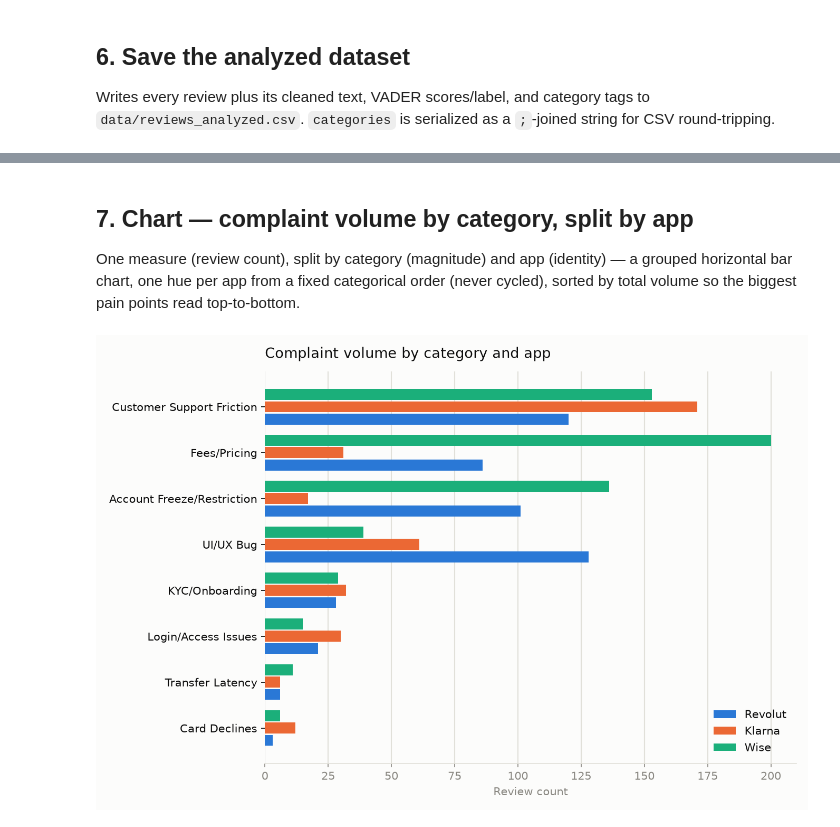
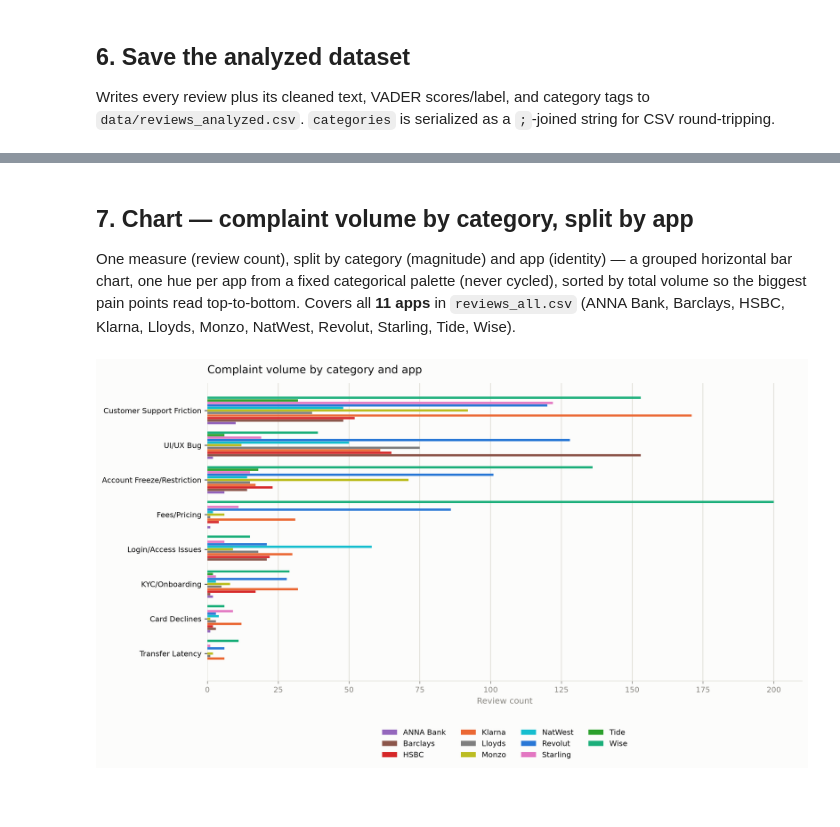
Before and after one commit to tomasb1805/banking-apps-sentiment-scoring, a Jupyter notebook: analyze_app_reviews.ipynb, the cells around one changed output, grey strips where cells are left out. Saved outputs shown, nothing was run; the diff lists cells and outputs as text; code cells hidden in the pictures; blank space fills up the shorter version.

Commit message:
Scraped further apps from both stores, adding more providers (e.g. Tide, Starling, Lloyds Bank, HSBC, etc...) Ran every script again using the new data

```diff
--- a/analyze_app_reviews.ipynb
+++ b/analyze_app_reviews.ipynb
@@ -417,46 +411,68 @@ Saved 19861 rows to data/reviews_analyzed.csv
 ## 7. Chart — complaint volume by category, split by app
 
 One measure (review count), split by category (magnitude) and app (identity) — a grouped horizontal
-bar chart, one hue per app from a fixed categorical order (never cycled), sorted by total volume so the
-biggest pain points read top-to-bottom.
+bar chart, one hue per app from a fixed categorical palette (never cycled), sorted by total volume so the
+biggest pain points read top-to-bottom. Covers all **11 apps** in `reviews_all.csv` (ANNA Bank, Barclays,
+HSBC, Klarna, Lloyds, Monzo, NatWest, Revolut, Starling, Tide, Wise).
 # %%
 import matplotlib.pyplot as plt
 import numpy as np
 
-# Fixed categorical order (never cycled) — first 3 slots of the validated default palette
-APP_COLORS = {"Revolut": "#2a78d6", "Klarna": "#eb6834", "Wise": "#1baf7a"}
+# Fixed categorical palette (never cycled) — extended to all 11 apps.
+# Original 3 hexes kept stable; 8 new hexes from a distinct qualitative palette.
+APP_COLORS = {
+    "ANNA Bank": "#9467bd",
+    "Barclays":  "#8c564b",
+    "HSBC":      "#d62728",
+    "Klarna":    "#eb6834",  # original
+    "Lloyds":    "#7f7f7f",
+    "Monzo":     "#bcbd22",
+    "NatWest":   "#17becf",
+    "Revolut":   "#2a78d6",  # original
+    "Starling":  "#e377c2",
+    "Tide":      "#2ca02c",
+    "Wise":      "#1baf7a",  # original
+}
 INK        = "#0b0b0b"
 MUTED      = "#898781"
 GRIDLINE   = "#e1e0d9"
 SURFACE    = "#fcfcfb"
 
+# Keep only apps that actually appear in the pivot (robust to filtering)
 apps = [a for a in APP_COLORS if a in volume_pivot.columns]
+# Fallback: if a new app appears that isn't in APP_COLORS yet, append it
+for col in volume_pivot.columns:
+    if col not in apps and col != "total":
+        apps.append(col)
 categories = volume_pivot.index.tolist()[::-1]  # reverse so highest-volume sits at top of barh
 y = np.arange(len(categories))
 bar_h = 0.8 / len(apps)
 
-fig, ax = plt.subplots(figsize=(9, 6), facecolor=SURFACE)
+fig, ax = plt.subplots(figsize=(12, 7), facecolor=SURFACE)
 ax.set_facecolor(SURFACE)
 
 for i, app in enumerate(apps):
     vals = volume_pivot.loc[categories, app].values
     offset = (i - (len(apps) - 1) / 2) * bar_h
-    ax.barh(y + offset, vals, height=bar_h * 0.9, color=APP_COLORS[app], label=app)
+    color = APP_COLORS.get(app, "#333333")
+    ax.barh(y + offset, vals, height=bar_h * 0.9, color=color, label=app)
 
 ax.set_yticks(y)
-ax.set_yticklabels(categories, color=INK, fontsize=10)
+ax.set_yticklabels(categories, color=INK, fontsize=9)
 ax.set_xlabel("Review count", color=MUTED, fontsize=10)
-ax.tick_params(axis="x", colors=MUTED)
+ax.tick_params(axis="x", colors=MUTED, labelsize=9)
+ax.tick_params(axis="y", colors=INK)
 ax.grid(axis="x", color=GRIDLINE, linewidth=1, zorder=0)
 ax.set_axisbelow(True)
 for spine in ["top", "right", "left"]:
     ax.spines[spine].set_visible(False)
 ax.spines["bottom"].set_color(GRIDLINE)
 
 ax.set_title("Complaint volume by category and app", color=INK, fontsize=13, loc="left", pad=12)
-ax.legend(loc="lower right", frameon=False, labelcolor=INK)
+# 11 hues need more room than lower-right; place legend below the axes
+ax.legend(ncols=4, loc="upper center", bbox_to_anchor=(0.5, -0.14), frameon=False, labelcolor=INK, fontsize=9)
 
 plt.tight_layout()
 plt.show()
 # %% [output]
-[figure, old version]
+[figure, new version]
```
Also changed, not shown: parts of 8 cells of this notebook, 3 other files.
